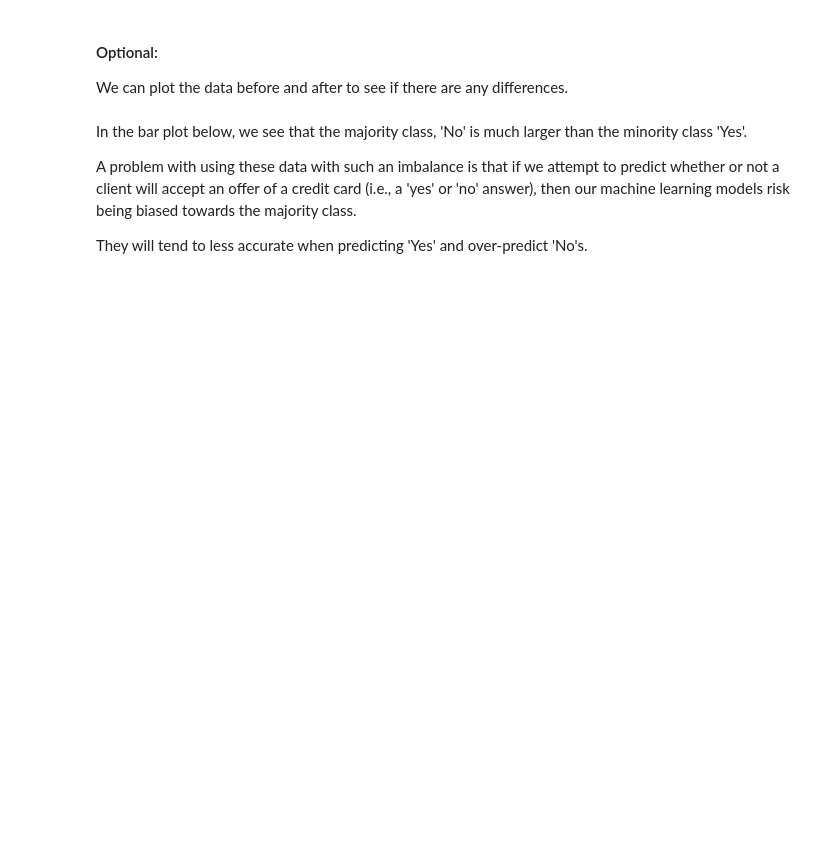
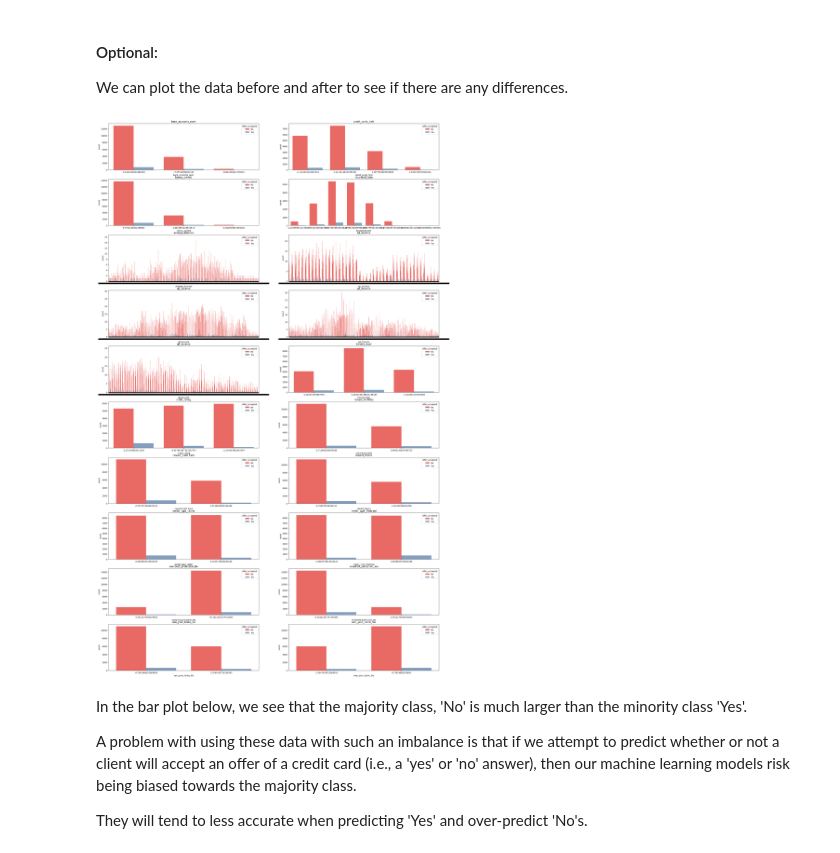
Before and after one commit to ocaoimh/hrc-mid-bootcamp-project, a Jupyter notebook: python/data_imbalance.ipynb, the cells around one changed output. Cells and saved outputs as stored; diff of their text form; code cells hidden in the pictures; blank space fills up the shorter version.

```diff
--- a/python/data_imbalance.ipynb
+++ b/python/data_imbalance.ipynb
@@ -102,7 +138,7 @@ sns.pairplot(X)
 # %%
 colorblind1 = sns.set_palette(sns.color_palette(colors))
 
-#Create a matrix of panels sharing the same y axis (total claim amount)
+#Create a matrix of panels sharing the same y axis (card accepted or not)
 
 fig, axs = plt.subplots(10, 2, figsize=(30, 50)) # width and height
 axs = axs.flatten()
@@ -110,10 +146,25 @@ fig.subplots_adjust(hspace=.2, wspace=.2) # ensure that the plots do not overlap
 
 
 for i, column in enumerate(X.columns):
-    sns.histplot(data=X, x=column, palette=sns.color_palette("colorblind"), bins=25, element='step', stat='density', alpha=0.7, ax=axs[i]) # use element='step' to create a histogram-like plot, and stat='density' to normalize the y-axis
+    sns.countplot(data=X, x=column, hue=y_cats["offer_accepted"], alpha=0.7,  ax=axs[i]) # use element='step' to create a histogram-like plot, and stat='density' to normalize the y-axis
     axs[i].set_title(column)
 
 plt.show()
+# %%
+colorblind1 = sns.set_palette(sns.color_palette(colors))
+#Create a matrix of panels sharing the same y axis (card accepted or not)
+
+fig, axs = plt.subplots(10, 2, figsize=(30, 50)) # width and height
+axs = axs.flatten()
+fig.subplots_adjust(hspace=.2, wspace=.2) # ensure that the plots do not overlap
+
+for i, column in enumerate(X.columns):
+    sns.countplot(data=X, x=column, hue=y_cats["offer_accepted"], alpha=0.7, dodge=True, ax=axs[i])
+    axs[i].set_title(column)
+
+plt.show()
+# %% [output]
+[figure, added]
 # %% [markdown]
 In the bar plot below, we see that the majority class, 'No' is much larger than the minority class 'Yes'.
 
```
Also changed, not shown: parts of 7 cells of this notebook, 4 other files.
